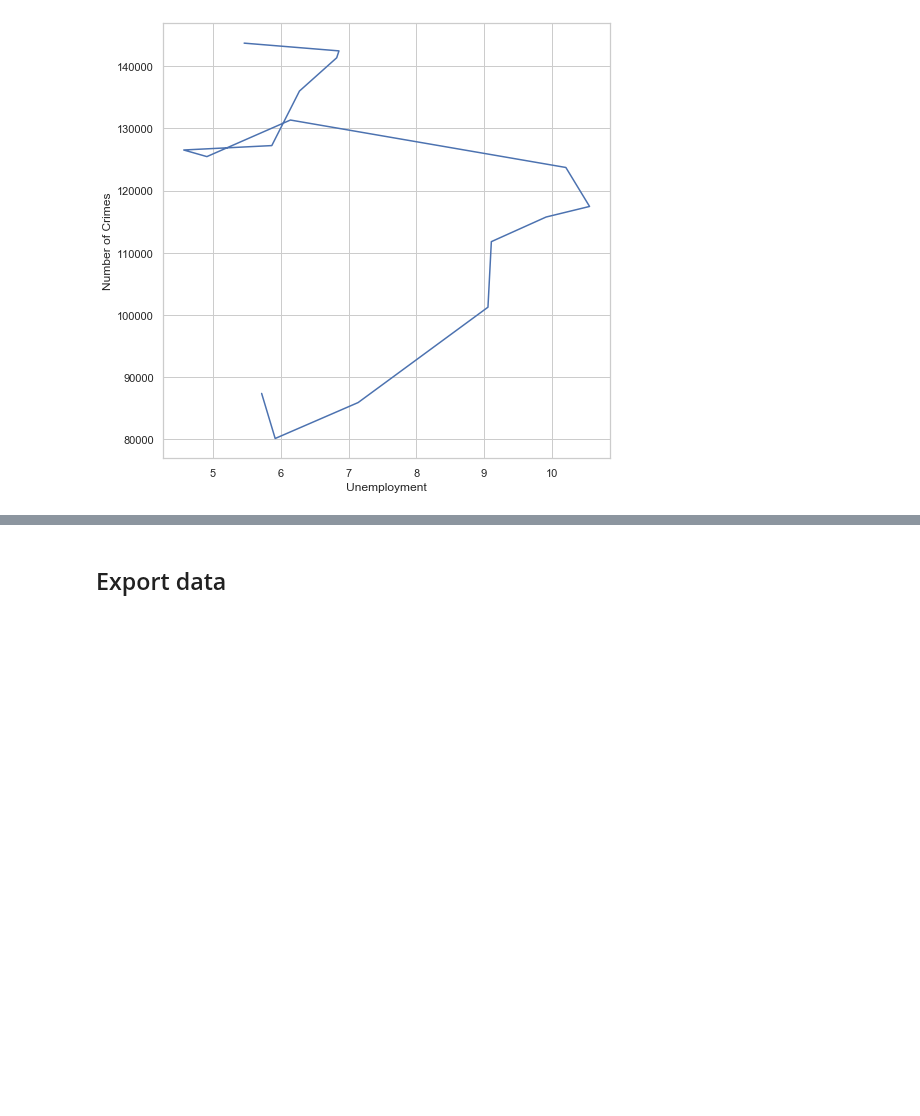
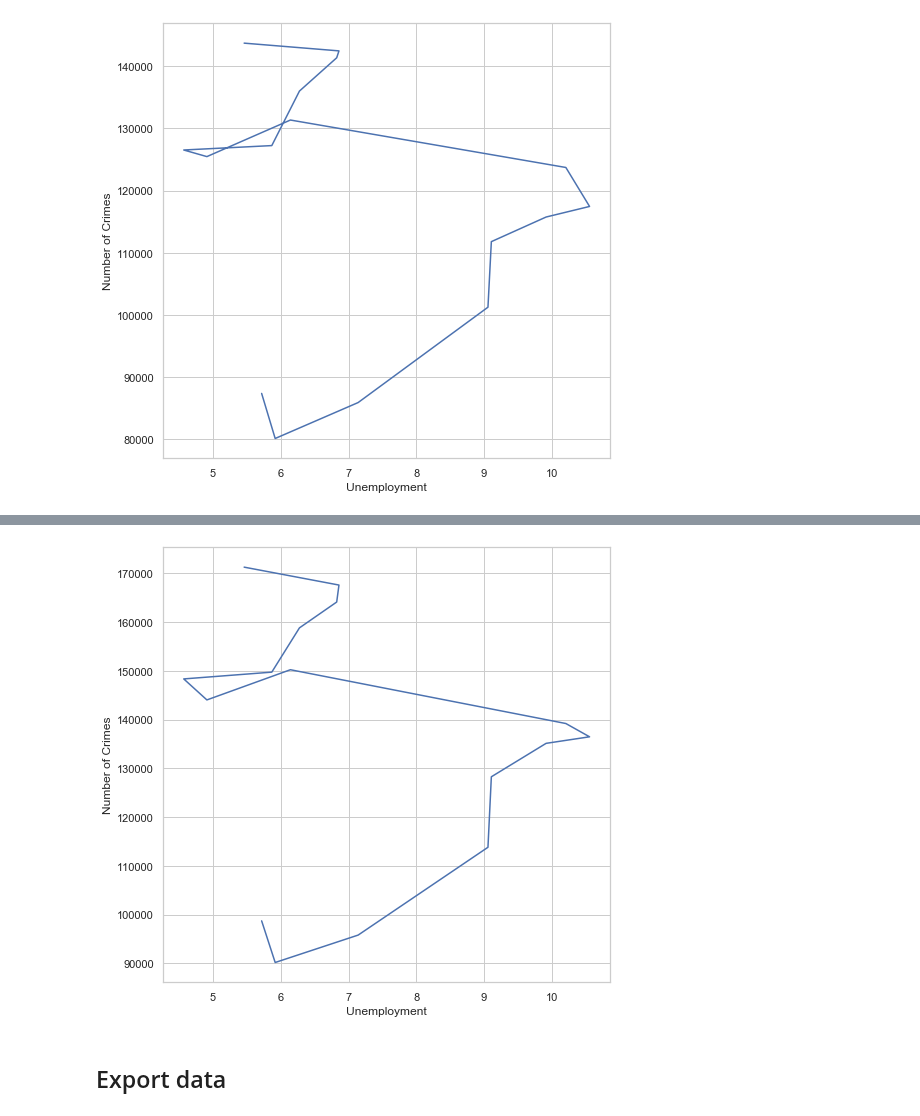
Before and after one commit to vbernardes/chicago-crime-dataviz, a Jupyter notebook: 2008 Crisis.ipynb, the cells around one changed output, grey strips where cells are left out. Cells and saved outputs as stored; diff of their text form; code cells hidden in the pictures; blank space fills up the shorter version.

```diff
--- a/2008 Crisis.ipynb
+++ b/2008 Crisis.ipynb
@@ -124,3 +131,20 @@ plt.ylabel('Number of Crimes');
+# %%
+year_unemp = unemp_df.resample('Y').mean()
+year_crimes = crisis_crimes.resample('Y').size()
+year_crimes.name = 'Number of Crimes'
+
+unemp_crimes = year_unemp.join(year_crimes)
+unemp_crimes.index = unemp_crimes.index.year
+unemp_crimes.index.name = 'Year'
+unemp_crimes.head()
+
+plt.figure(figsize=(8,8))
+plt.plot(unemp_crimes['Unemployment'],
+         unemp_crimes['Number of Crimes']);
+plt.xlabel('Unemployment');
+plt.ylabel('Number of Crimes');
+# %% [output]
+[figure, added]
 # %% [markdown]
 ## Export data
 # %%
```
Also changed, not shown: parts of 5 cells of this notebook.
